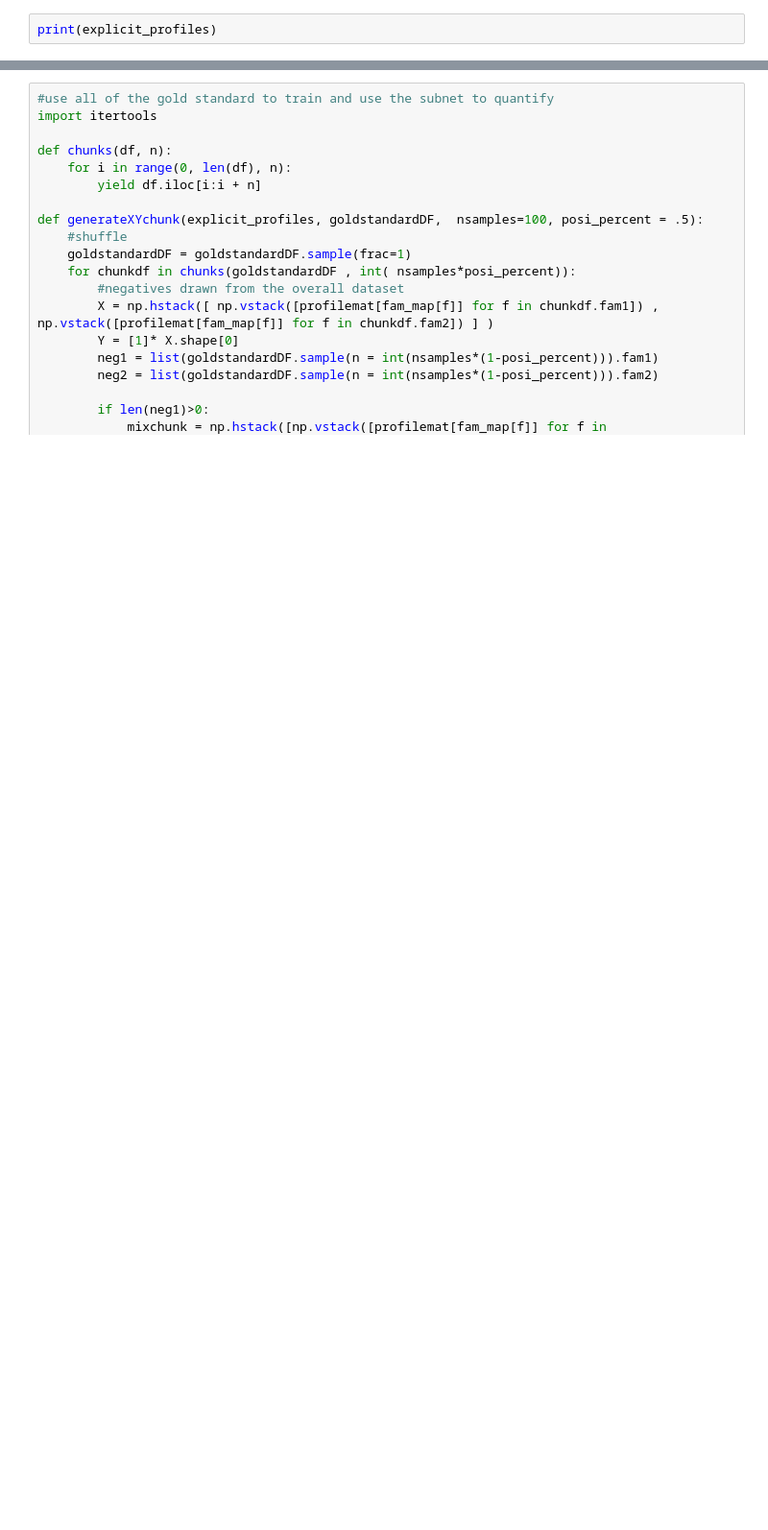
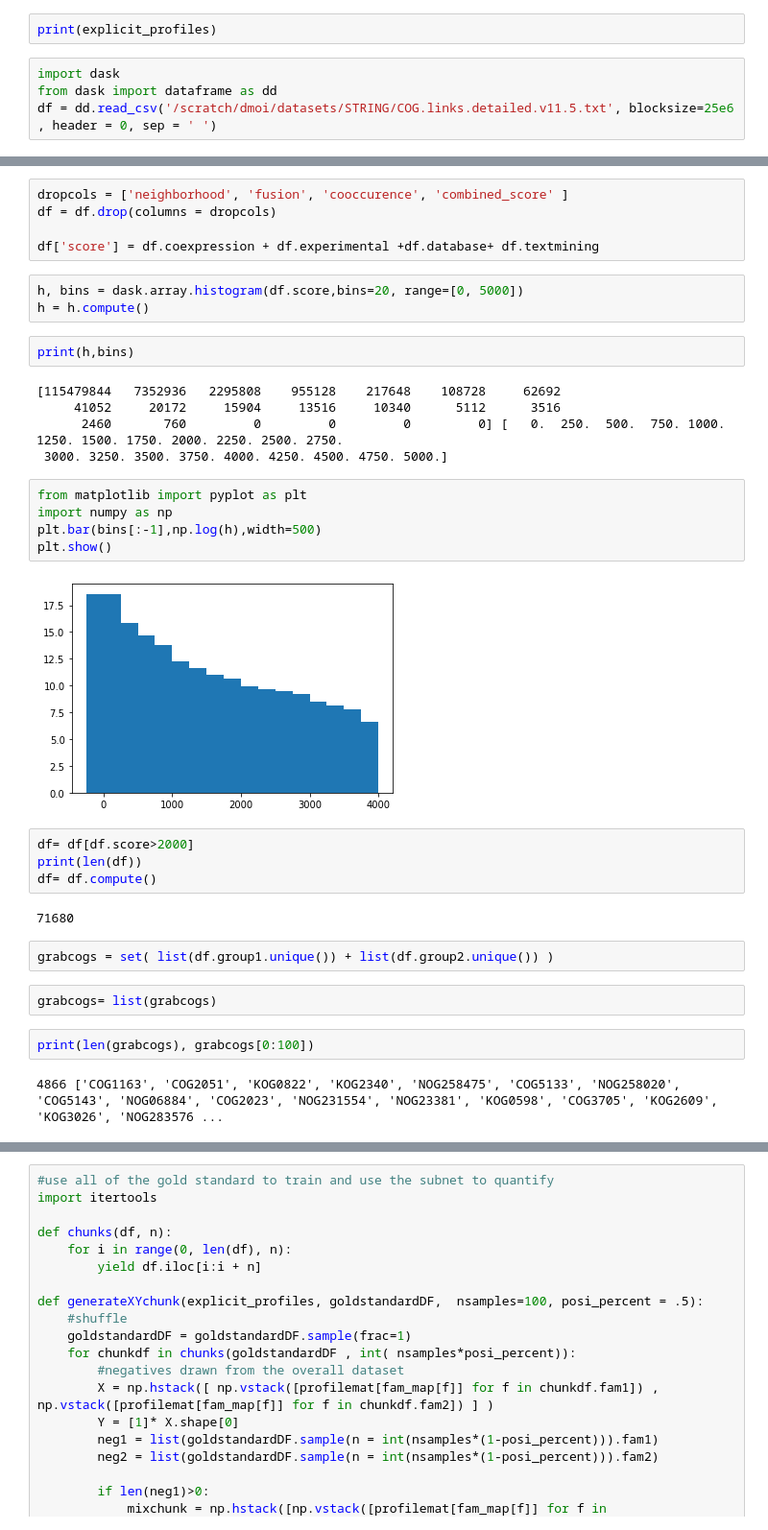
Before and after one commit to DessimozLab/HogProf, a Jupyter notebook: pyprofiler/notebooks/DCAvsMLICCB.ipynb, the cells around one changed output, grey strips where cells are left out. Shown at 96% size. Drawn from its saved outputs; the diff is of its cells as text; blank space fills up the shorter version.

```diff
--- a/pyprofiler/notebooks/DCAvsMLICCB.ipynb
+++ b/pyprofiler/notebooks/DCAvsMLICCB.ipynb
@@ -331,2 +187,6 @@ None
 # %%
 print(explicit_profiles)
+# %%
+import dask
+from dask import dataframe as dd
+df = dd.read_csv('/scratch/dmoi/datasets/STRING/COG.links.detailed.v11.5.txt', blocksize=25e6 , header = 0, sep = ' ')
@@ -332,0 +210,36 @@ print(explicit_profiles)
+# %%
+dropcols = ['neighborhood', 'fusion', 'cooccurence', 'combined_score' ]
+df = df.drop(columns = dropcols)
+
+df['score'] = df.coexpression + df.experimental +df.database+ df.textmining
+# %%
+h, bins = dask.array.histogram(df.score,bins=20, range=[0, 5000])
+h = h.compute()
+# %%
+print(h,bins)
+# %% [output]
+[115479844   7352936   2295808    955128    217648    108728     62692
+     41052     20172     15904     13516     10340      5112      3516
+      2460       760         0         0         0         0] [   0.  250.  500.  750. 1000. 1250. 1500. 1750. 2000. 2250. 2500. 2750.
+ 3000. 3250. 3500. 3750. 4000. 4250. 4500. 4750. 5000.]
+# %%
+from matplotlib import pyplot as plt
+import numpy as np
+plt.bar(bins[:-1],np.log(h),width=500)
+plt.show()
+# %% [output]
+[figure, added]
+# %%
+df= df[df.score>2000]
+print(len(df))
+df= df.compute()
+# %% [output]
+71680
+# %%
+grabcogs = set( list(df.group1.unique()) + list(df.group2.unique()) )
+# %%
+grabcogs= list(grabcogs)
+# %%
+print(len(grabcogs), grabcogs[0:100])
+# %% [output]
+4866 ['COG1163', 'COG2051', 'KOG0822', 'KOG2340', 'NOG258475', 'COG5133', 'NOG258020', 'COG5143', 'NOG06884', 'COG2023', 'NOG231554', 'NOG23381', 'KOG0598', 'COG3705', 'KOG2609', 'KOG3026', 'NOG283576 ...
```
Also changed, not shown: parts of 70 cells of this notebook, 18 other files.
